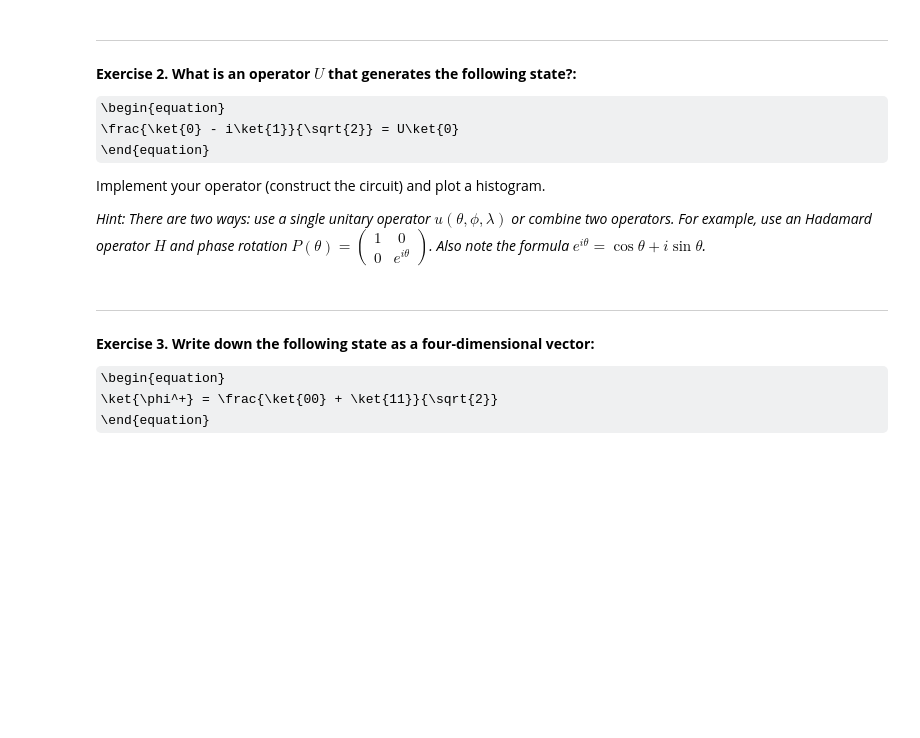
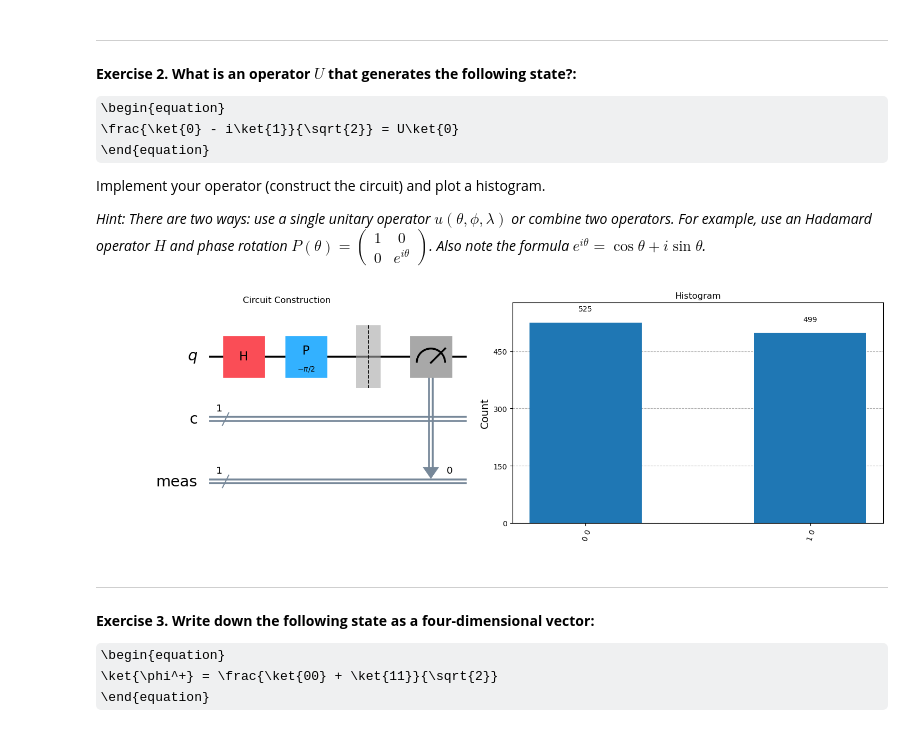
Before and after one commit to mdorchhuon/PHYSIC247, a Jupyter notebook: Assignment2.ipynb, the cells around one changed output. Drawn from its saved outputs; the diff is of its cells as text; code cells hidden in the pictures; some formulas as TeX source; blank space fills up the shorter version.

```diff
--- a/Assignment2.ipynb
+++ b/Assignment2.ipynb
@@ -99,3 +66,41 @@ plt.show()
+# %%
+import numpy as np
+import matplotlib.pyplot as plt
+from qiskit import * #qiskit
+from qiskit.visualization import plot_histogram, plot_bloch_multivector, array_to_latex
+#from qiskit.extensions import Initialize
+from qiskit import QuantumCircuit, QuantumRegister, transpile, assemble#, execute, Aer, BasicAer
+from qiskit_aer import Aer
+from qiskit.quantum_info import random_statevector
+from qiskit.quantum_info import partial_trace, entropy
+import qiskit.quantum_info as qi
+from IPython.display import HTML, display
+
+simulator = Aer.get_backend('aer_simulator')
+
+# Define and measure.
+qc = QuantumCircuit(1, 1)
+qc.h(0)
+qc.p(-np.pi/2, 0)
+qc.measure_all()
+
+simulator = Aer.get_backend('aer_simulator')
+compiled_circuit = transpile(qc, simulator)
+result = simulator.run(compiled_circuit).result()
+
+# Plot the histogram
+counts = result.get_counts()
+fig, axes = plt.subplots(1, 2, figsize=(15, 5))  # 1 row, 2 columns
+qc.draw('mpl', ax=axes[0])
+axes[0].set_title("Circuit Construction")
+plot_histogram(counts, ax=axes[1])
+axes[1].set_title("Histogram")
+
+# Print.
+plt.tight_layout()
+plt.show()
+# %% [output]
+[figure, added]
 # %% [markdown]
 ***
 **Exercise 3. Write down the following state as a four-dimensional vector:**
```
Also changed, not shown: parts of 2 cells of this notebook.
